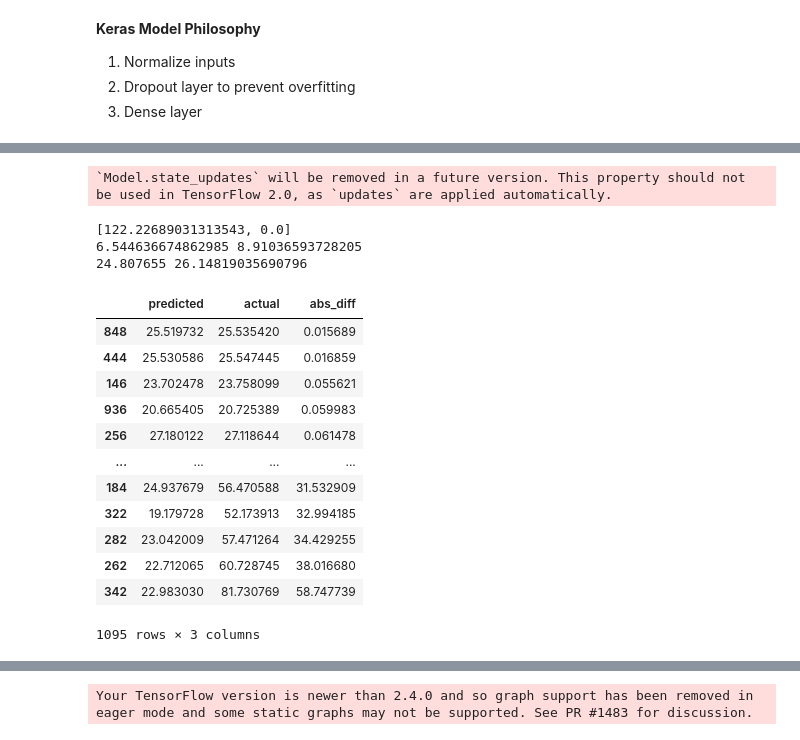
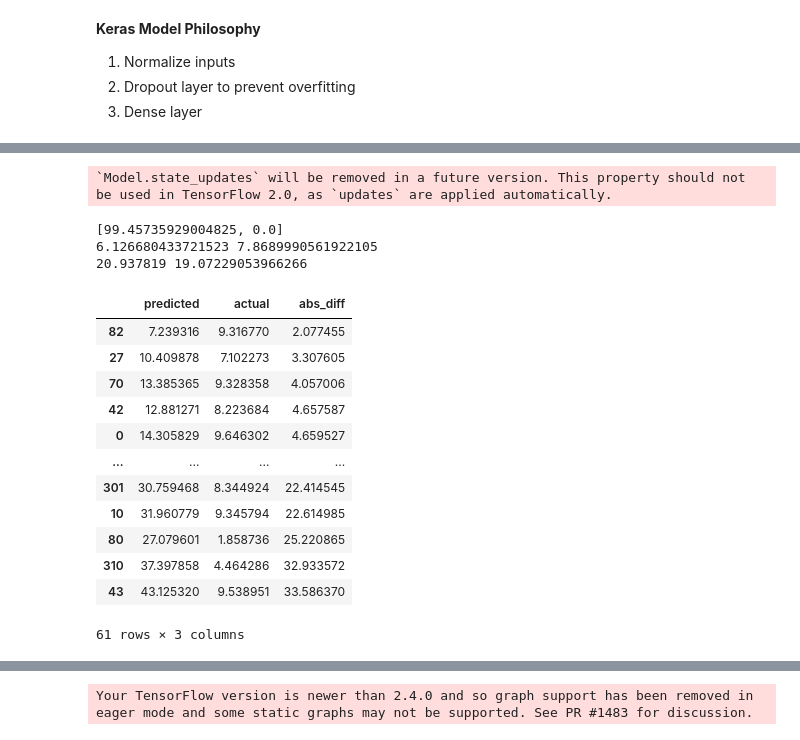
Before and after one commit to Darrick-Oliver/senior-project, a Jupyter notebook: h2h_off_def_experiment.ipynb, the cells around one changed output, grey strips where cells are left out. Drawn from its saved outputs; the diff is of its cells as text; code cells hidden in the pictures.

````diff
--- a/h2h_off_def_experiment.ipynb
+++ b/h2h_off_def_experiment.ipynb
@@ -18,8 +18,8 @@ from minisom import MiniSom
 # For shap to work with keras, disable v2 behavior
 tf.compat.v1.disable_v2_behavior()
 # %%
-season = '2021-22'
-percentile = 0.9
+season = '2020-21'
+percentile = 0.2
 
 df = pd.read_csv('./stats/' + season + '_' + str(percentile) + '_h2h_stats.csv')
 # df = pd.read_csv('./stats/h2h_combined.csv')
@@ -41,7 +41,7 @@ df.head()
 
 Most limited sample size, convert each to per possession and then multiply by 100 (more standard to measure in per 100 possessions rather than per possession, as generally nba teams average [100 possessions per game](https://www.teamrankings.com/nba/stat/possessions-per-game)).
 # %%
-MIN_MATCHUP_MINS = 4
+MIN_MATCHUP_MINS = 10
 # %%
 h2h_df = df.copy()
 h2h_df = h2h_df[h2h_df['MATCHUP_TIME_SEC'] > MIN_MATCHUP_MINS * 60] # Must have played more than x minutes
@@ -239,15 +234,15 @@ If there is an error, make sure to first install tensorflow. This can be done th
 ```
 # %%
 # # Clean data to use on model
-# X = combine.drop(columns=['DEF_PLAYER_ID', 'DEF_PLAYER_NAME', 'OFF_PLAYER_ID', 'OFF_PLAYER_NAME', 'SEASON_ID'])
-# y = out['PLAYER_PTS']
+X = combine.drop(columns=['DEF_PLAYER_ID', 'DEF_PLAYER_NAME', 'OFF_PLAYER_ID', 'OFF_PLAYER_NAME', 'SEASON_ID'])
+y = out['PLAYER_PTS']
 
-# # Save to csvs
+# Save to csvs
 # X.to_csv(r'.\stats\cleaned\\' + season + '_X.csv', index=False)
 # y.to_csv(r'.\stats\cleaned\\' + season + '_y.csv', index=False)
 
-X = pd.read_csv('./stats/cleaned/X_combined.csv')
-y = pd.read_csv('./stats/cleaned/y_combined.csv')
+# X = pd.read_csv('./stats/cleaned/X_combined.csv')
+# y = pd.read_csv('./stats/cleaned/y_combined.csv')
 
 print(X.shape, y.shape)
 
@@ -331,33 +326,33 @@ Wall time: 11.6 s
 # %%
 y_pred = model.predict(X_test)
 score = model.evaluate(X_test, y_test)
 print(score)
 
 diff = abs(y_pred.flatten() - y_test.flatten())
 print(diff.std(), diff.mean())
 print(y_pred.mean(), y_test.mean())
 predictions = pd.DataFrame(data={'predicted': y_pred.flatten(), 'actual': y_test.flatten(), 'abs_diff': diff})
 predictions.sort_values(by='abs_diff', inplace=True)
-# predictions[predictions['actual'] < 10]
-predictions
+predictions[predictions['actual'] <10]
+# predictions
 # %% [output]
 `Model.state_updates` will be removed in a future version. This property should not be used in TensorFlow 2.0, as `updates` are applied automatically.
-[122.22689031313543, 0.0]
-6.544636674862985 8.91036593728205
-24.807655 26.14819035690796
+[99.45735929004825, 0.0]
+6.126680433721523 7.8689990561922105
+20.937819 19.07229053966266
 |  | predicted | actual | abs_diff |
-| 848 | 25.519732 | 25.535420 | 0.015689 |
-| 444 | 25.530586 | 25.547445 | 0.016859 |
-| 146 | 23.702478 | 23.758099 | 0.055621 |
-| 936 | 20.665405 | 20.725389 | 0.059983 |
-| 256 | 27.180122 | 27.118644 | 0.061478 |
+| 82 | 7.239316 | 9.316770 | 2.077455 |
+| 27 | 10.409878 | 7.102273 | 3.307605 |
+| 70 | 13.385365 | 9.328358 | 4.057006 |
+| 42 | 12.881271 | 8.223684 | 4.657587 |
+| 0 | 14.305829 | 9.646302 | 4.659527 |
 | ... | ... | ... | ... |
-| 184 | 24.937679 | 56.470588 | 31.532909 |
-| 322 | 19.179728 | 52.173913 | 32.994185 |
-| 282 | 23.042009 | 57.471264 | 34.429255 |
-| 262 | 22.712065 | 60.728745 | 38.016680 |
-| 342 | 22.983030 | 81.730769 | 58.747739 |
+| 301 | 30.759468 | 8.344924 | 22.414545 |
+| 10 | 31.960779 | 9.345794 | 22.614985 |
+| 80 | 27.079601 | 1.858736 | 25.220865 |
+| 310 | 37.397858 | 4.464286 | 32.933572 |
+| 43 | 43.125320 | 9.538951 | 33.586370 |
-1095 rows × 3 columns
+61 rows × 3 columns
 # %%
 fig = px.histogram(x=predictions['abs_diff'], labels={
     'x': 'difference'
````
Also changed, not shown: parts of 15 cells of this notebook, 5 other files.
